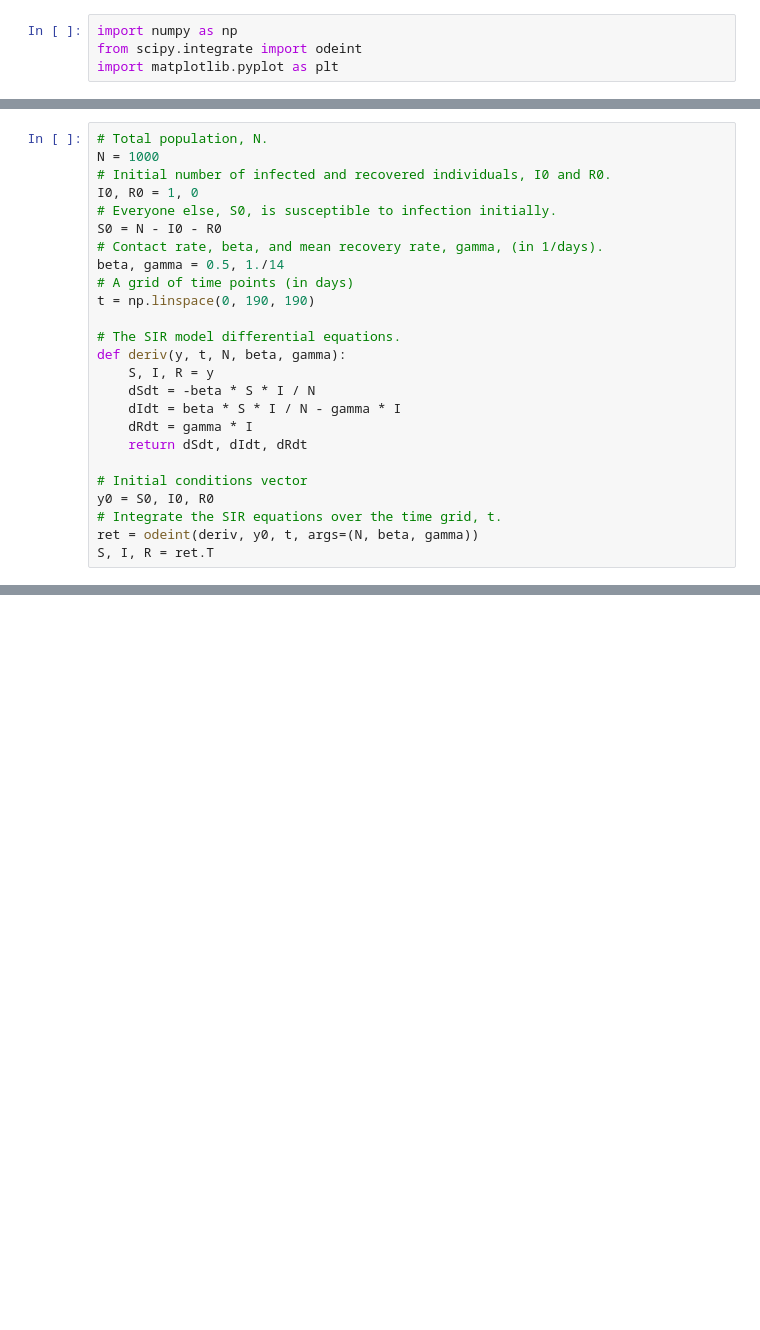
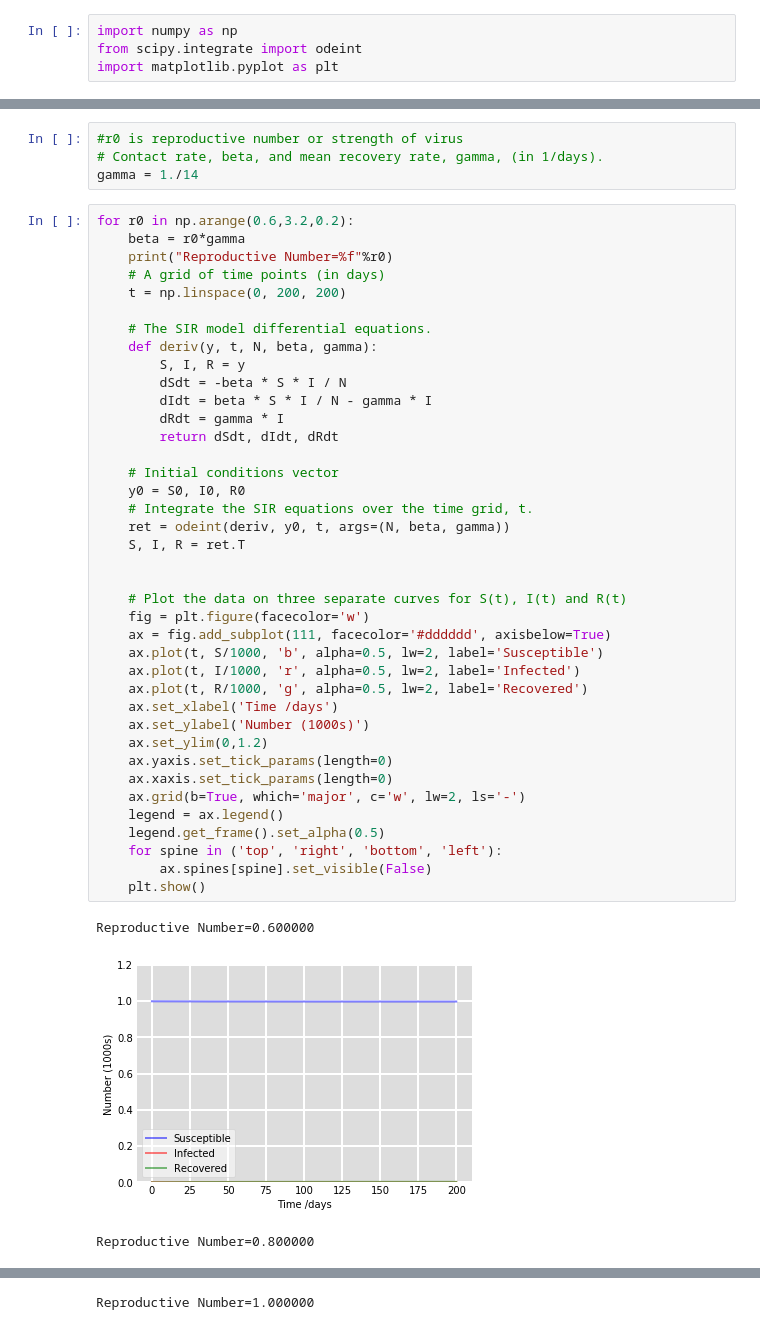
Before and after one commit to chetanchhabra/covid-19, a Jupyter notebook: SIR.ipynb, the cells around one changed output, grey strips where cells are left out. Cells and saved outputs as stored; diff of their text form; blank space fills up the shorter version.

```diff
--- a/SIR.ipynb
+++ b/SIR.ipynb
@@ -5,25 +12,47 @@ import matplotlib.pyplot as plt
+# %%
+#r0 is reproductive number or strength of virus
+# Contact rate, beta, and mean recovery rate, gamma, (in 1/days).
+gamma = 1./14
 # %%
-# Total population, N.
-N = 1000
-# Initial number of infected and recovered individuals, I0 and R0.
-I0, R0 = 1, 0
-# Everyone else, S0, is susceptible to infection initially.
-S0 = N - I0 - R0
-# Contact rate, beta, and mean recovery rate, gamma, (in 1/days).
-beta, gamma = 0.5, 1./14
-# A grid of time points (in days)
-t = np.linspace(0, 190, 190)
+for r0 in np.arange(0.6,3.2,0.2):
+    beta = r0*gamma
+    print("Reproductive Number=%f"%r0)
+    # A grid of time points (in days)
+    t = np.linspace(0, 200, 200)
 
-# The SIR model differential equations.
-def deriv(y, t, N, beta, gamma):
-    S, I, R = y
-    dSdt = -beta * S * I / N
-    dIdt = beta * S * I / N - gamma * I
-    dRdt = gamma * I
-    return dSdt, dIdt, dRdt
+    # The SIR model differential equations.
+    def deriv(y, t, N, beta, gamma):
+        S, I, R = y
+        dSdt = -beta * S * I / N
+        dIdt = beta * S * I / N - gamma * I
+        dRdt = gamma * I
+        return dSdt, dIdt, dRdt
 
-# Initial conditions vector
-y0 = S0, I0, R0
-# Integrate the SIR equations over the time grid, t.
-ret = odeint(deriv, y0, t, args=(N, beta, gamma))
-S, I, R = ret.T
+    # Initial conditions vector
+    y0 = S0, I0, R0
+    # Integrate the SIR equations over the time grid, t.
+    ret = odeint(deriv, y0, t, args=(N, beta, gamma))
+    S, I, R = ret.T
+
+
+    # Plot the data on three separate curves for S(t), I(t) and R(t)
+    fig = plt.figure(facecolor='w')
+    ax = fig.add_subplot(111, facecolor='#dddddd', axisbelow=True)
+    ax.plot(t, S/1000, 'b', alpha=0.5, lw=2, label='Susceptible')
+    ax.plot(t, I/1000, 'r', alpha=0.5, lw=2, label='Infected')
+    ax.plot(t, R/1000, 'g', alpha=0.5, lw=2, label='Recovered')
+    ax.set_xlabel('Time /days')
+    ax.set_ylabel('Number (1000s)')
+    ax.set_ylim(0,1.2)
+    ax.yaxis.set_tick_params(length=0)
+    ax.xaxis.set_tick_params(length=0)
+    ax.grid(b=True, which='major', c='w', lw=2, ls='-')
+    legend = ax.legend()
+    legend.get_frame().set_alpha(0.5)
+    for spine in ('top', 'right', 'bottom', 'left'):
+        ax.spines[spine].set_visible(False)
+    plt.show()
+# %% [output]
+Reproductive Number=0.600000
+[figure, added]
+Reproductive Number=0.800000
@@ -29,0 +60 @@ S, I, R = ret.T
+Reproductive Number=1.000000
```
Also changed, not shown: parts of 3 cells of this notebook.
